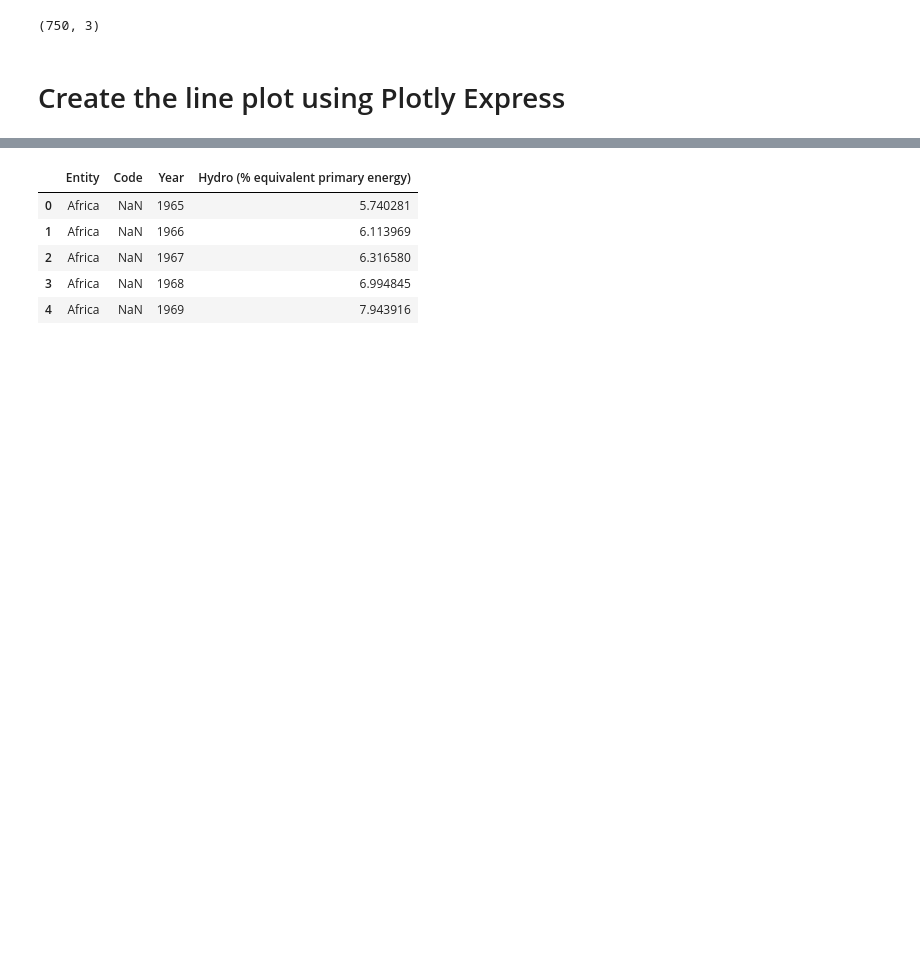
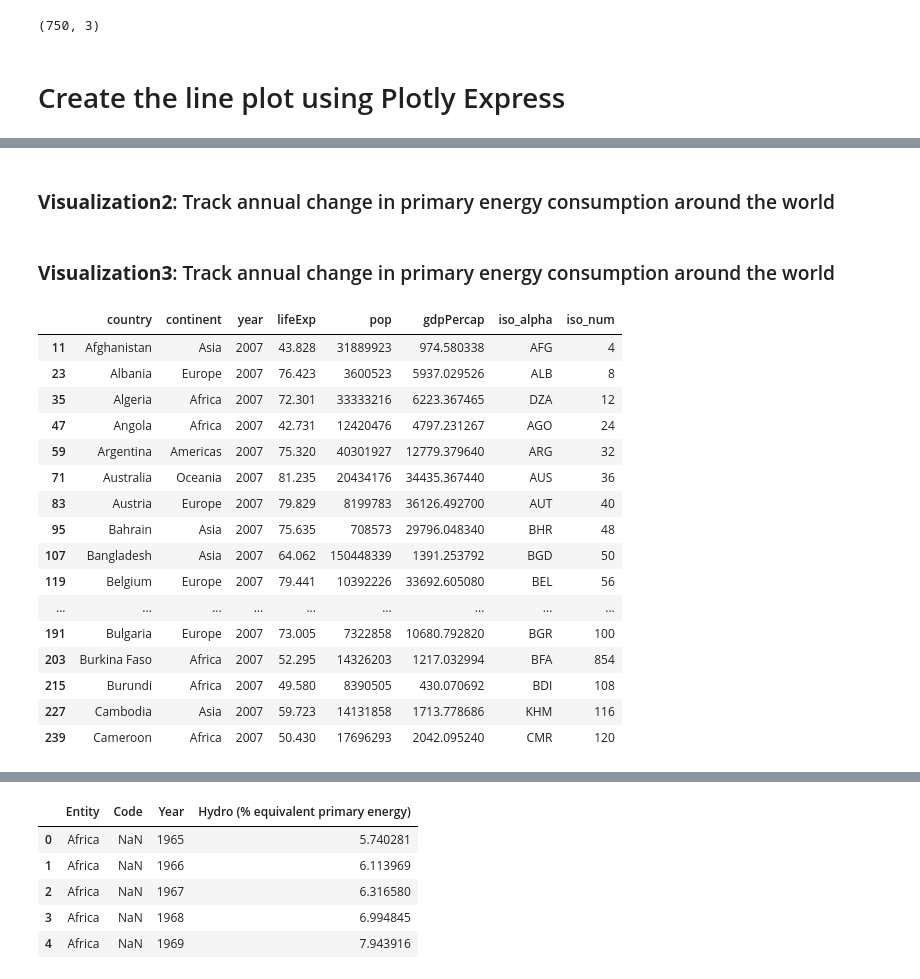
Before and after one commit to sinhasagar507/Analysis-of-Global-Renewable-Energy-Trends, a Jupyter notebook: notebooks/1.0_sinhasagar507_energyconsume.ipynb, the cells around one changed output, grey strips where cells are left out. Drawn from its saved outputs; the diff is of its cells as text; code cells hidden in the pictures; blank space fills up the shorter version.

Commit message:
Energy Consume 1

```diff
--- a/notebooks/1.0_sinhasagar507_energyconsume.ipynb
+++ b/notebooks/1.0_sinhasagar507_energyconsume.ipynb
@@ -106,0 +135,2 @@ fig.show()
+# %% [markdown]
+### **Visualization2**: Track annual change in primary energy consumption around the world
@@ -106,0 +145,23 @@ fig.show()
+# %% [markdown]
+### **Visualization3**: Track annual change in primary energy consumption around the world
+# %%
+df = px.data.gapminder().query("year==2007")
+df.head(20)
+# %% [output]
+|  | country | continent | year | lifeExp | pop | gdpPercap | iso_alpha | iso_num |
+| 11 | Afghanistan | Asia | 2007 | 43.828 | 31889923 | 974.580338 | AFG | 4 |
+| 23 | Albania | Europe | 2007 | 76.423 | 3600523 | 5937.029526 | ALB | 8 |
+| 35 | Algeria | Africa | 2007 | 72.301 | 33333216 | 6223.367465 | DZA | 12 |
+| 47 | Angola | Africa | 2007 | 42.731 | 12420476 | 4797.231267 | AGO | 24 |
+| 59 | Argentina | Americas | 2007 | 75.320 | 40301927 | 12779.379640 | ARG | 32 |
+| 71 | Australia | Oceania | 2007 | 81.235 | 20434176 | 34435.367440 | AUS | 36 |
+| 83 | Austria | Europe | 2007 | 79.829 | 8199783 | 36126.492700 | AUT | 40 |
+| 95 | Bahrain | Asia | 2007 | 75.635 | 708573 | 29796.048340 | BHR | 48 |
+| 107 | Bangladesh | Asia | 2007 | 64.062 | 150448339 | 1391.253792 | BGD | 50 |
+| 119 | Belgium | Europe | 2007 | 79.441 | 10392226 | 33692.605080 | BEL | 56 |
+| ... | ... | ... | ... | ... | ... | ... | ... | ... |
+| 191 | Bulgaria | Europe | 2007 | 73.005 | 7322858 | 10680.792820 | BGR | 100 |
+| 203 | Burkina Faso | Africa | 2007 | 52.295 | 14326203 | 1217.032994 | BFA | 854 |
+| 215 | Burundi | Africa | 2007 | 49.580 | 8390505 | 430.070692 | BDI | 108 |
+| 227 | Cambodia | Asia | 2007 | 59.723 | 14131858 | 1713.778686 | KHM | 116 |
+| 239 | Cameroon | Africa | 2007 | 50.430 | 17696293 | 2042.095240 | CMR | 120 |
```
Also changed, not shown: parts of 23 cells of this notebook, 1 other file.
